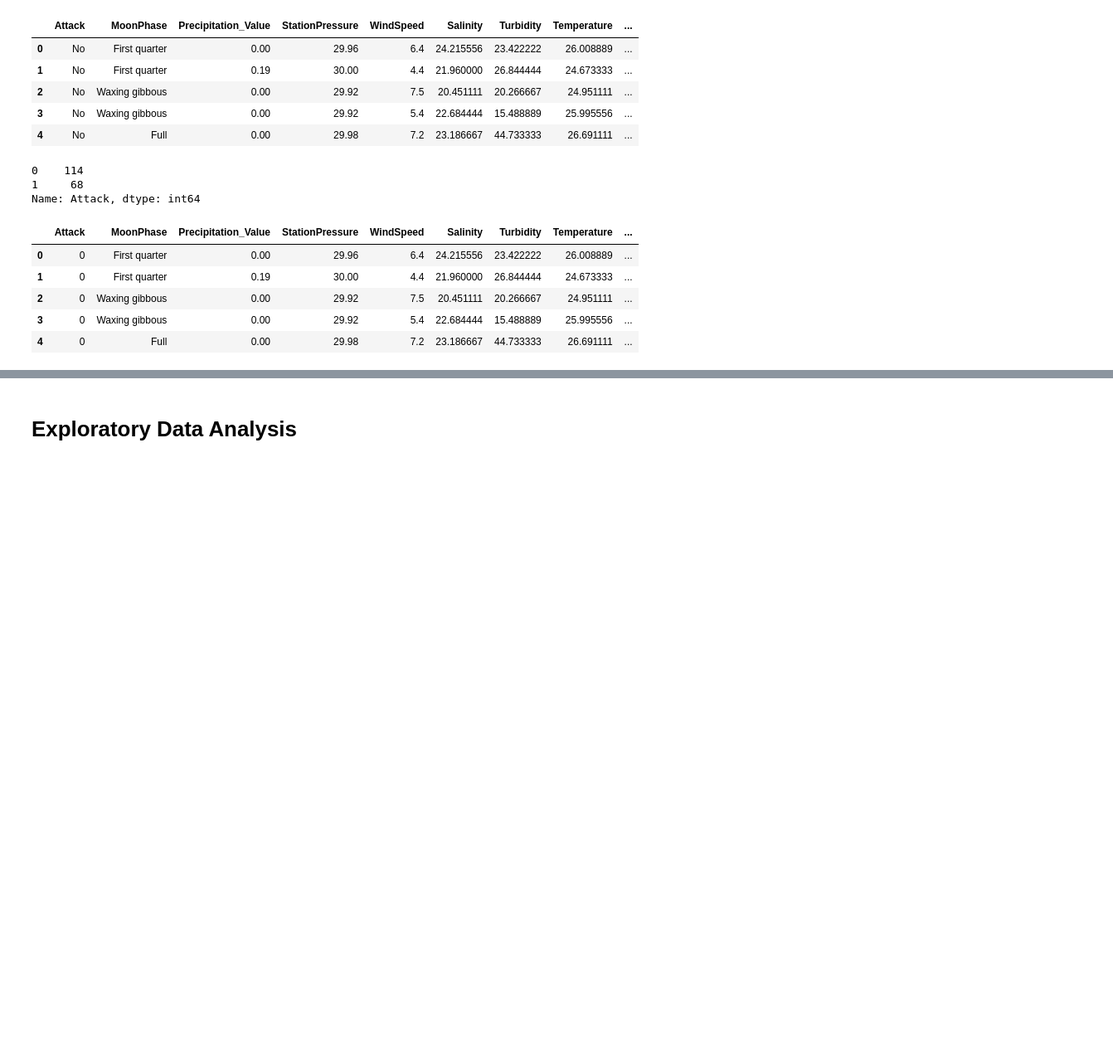
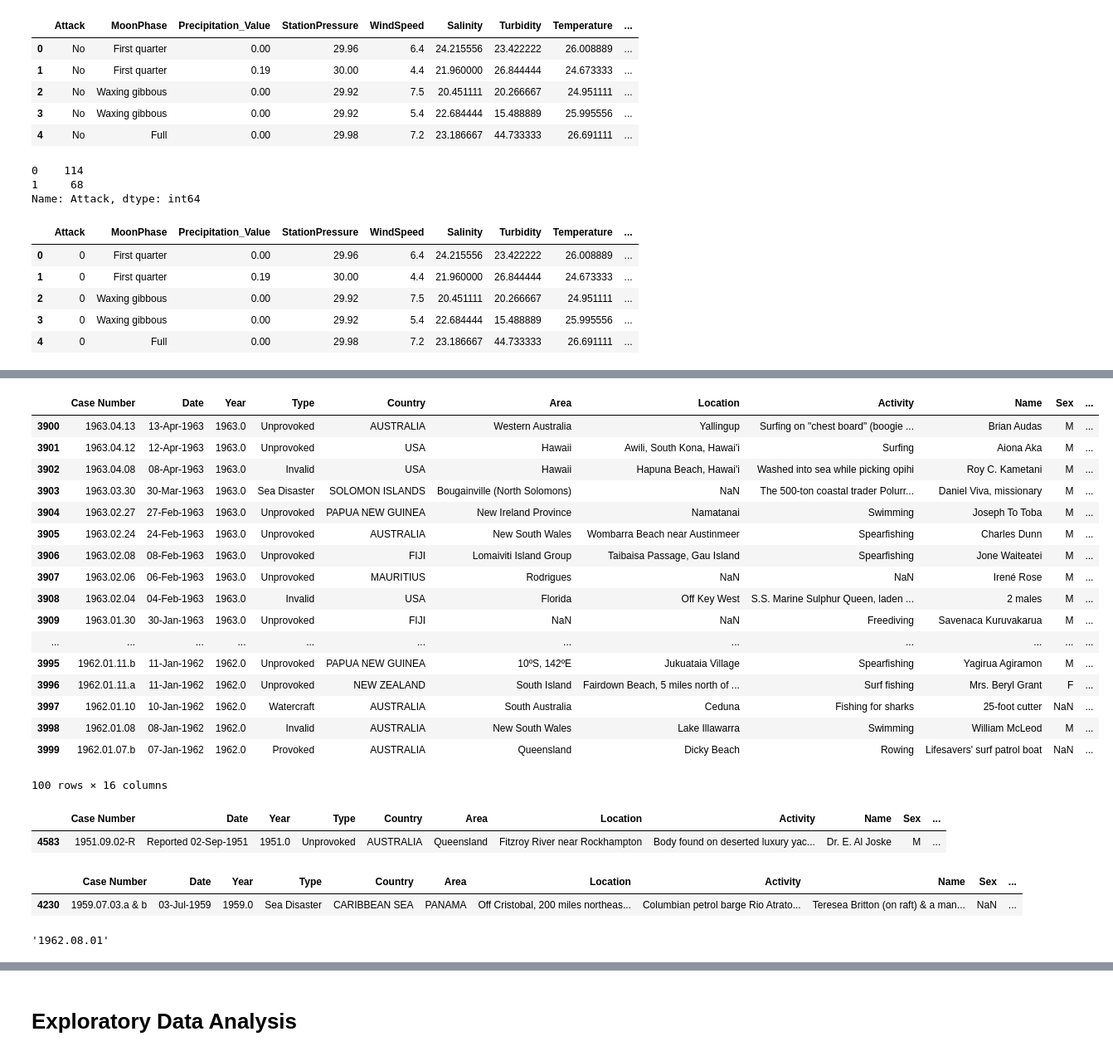
Before and after one commit to kpokrass/Shark_Attacks, a Jupyter notebook: shark_attacks.ipynb, the cells around one changed output, grey strips where cells are left out. Shown at 83% size. Saved outputs shown, nothing was run; the diff lists cells and outputs as text; code cells hidden in the pictures; blank space fills up the shorter version.

Commit message:
preliminary GSAF cleaning

```diff
--- a/shark_attacks.ipynb
+++ b/shark_attacks.ipynb
@@ -224,0 +242,6 @@ Name: Attack, dtype: int64
+# %%
+gsaf = pd.read_excel("GSAF5.xls", nrows=6451)
+gsaf = gsaf.drop(['Investigator or Source', 'pdf', 'href formula', 'href', 'original order', 'Case Number.1',
+                  'Case Number.2','Unnamed: 22', 'Unnamed: 23'], axis=1)
+#gsaf['Date'] = pd.to_datetime(gsaf['Date'])
+gsaf.head()
@@ -224,0 +255,2 @@ Name: Attack, dtype: int64
+# %%
+gsaf['Case Number'] = gsaf['Case Number'].astype('str')
@@ -224,0 +283,15 @@ Name: Attack, dtype: int64
+# %%
+gsaf.set_value(3940, 'Case Number', '1962.08.30')
+gsaf.set_value(6159, 'Case Number', '1853.04.29')
+gsaf.set_value(530, 'Case Number', '2015.07.10')
+gsaf.set_value(1021, 'Case Number', '2011.08.17')
+gsaf.set_value(1022, 'Case Number', '2011.08.17')
+gsaf.set_value(1486, 'Case Number', '2007.08.19')
+gsaf.set_value(2491, 'test', '1995.08.26')
+gsaf.set_value(2881, 'test', '1988.04.15')
+gsaf.set_value(3508, 'test', '1971.04.16')
+gsaf.set_value(4087, 'test', '1960.12.27')
+gsaf.set_value(4230, 'test', '1959.07.03')
+gsaf.set_value(4505, 'test', '1954.01.01')
+gsaf.set_value(4583, 'test', '1951.09.02')
+gsaf.iloc[4583]
@@ -224,0 +457,22 @@ Name: Attack, dtype: int64
+# %%
+gsaf['test'] = gsaf['Case Number'].apply(clean_case_number)
+gsaf.iloc[3900:4000]
+# %% [output]
+|  | Case Number | Date | Year | Type | Country | Area | Location | Activity | Name | Sex | ... |
+| 3900 | 1963.04.13 | 13-Apr-1963 | 1963.0 | Unprovoked | AUSTRALIA | Western Australia | Yallingup | Surfing on "chest board" (boogie ... | Brian Audas | M | ... |
+| 3901 | 1963.04.12 | 12-Apr-1963 | 1963.0 | Unprovoked | USA | Hawaii | Awili, South Kona, Hawai'i | Surfing | Aiona Aka | M | ... |
+| 3902 | 1963.04.08 | 08-Apr-1963 | 1963.0 | Invalid | USA | Hawaii | Hapuna Beach, Hawai'i | Washed into sea while picking opihi | Roy C. Kametani | M | ... |
+| 3903 | 1963.03.30 | 30-Mar-1963 | 1963.0 | Sea Disaster | SOLOMON ISLANDS | Bougainville (North Solomons) | NaN | The 500-ton coastal trader Polurr... | Daniel Viva, missionary | M | ... |
+| 3904 | 1963.02.27 | 27-Feb-1963 | 1963.0 | Unprovoked | PAPUA NEW GUINEA | New Ireland Province | Namatanai | Swimming | Joseph To Toba | M | ... |
+| 3905 | 1963.02.24 | 24-Feb-1963 | 1963.0 | Unprovoked | AUSTRALIA | New South Wales | Wombarra Beach near Austinmeer | Spearfishing | Charles Dunn | M | ... |
+| 3906 | 1963.02.08 | 08-Feb-1963 | 1963.0 | Unprovoked | FIJI | Lomaiviti Island Group | Taibaisa Passage, Gau Island | Spearfishing | Jone Waiteatei | M | ... |
+| 3907 | 1963.02.06 | 06-Feb-1963 | 1963.0 | Unprovoked | MAURITIUS | Rodrigues | NaN | NaN | Irené Rose | M | ... |
+| 3908 | 1963.02.04 | 04-Feb-1963 | 1963.0 | Invalid | USA | Florida | Off Key West | S.S. Marine Sulphur Queen, laden ... | 2 males | M | ... |
+| 3909 | 1963.01.30 | 30-Jan-1963 | 1963.0 | Unprovoked | FIJI | NaN | NaN | Freediving | Savenaca Kuruvakarua | M | ... |
+| ... | ... | ... | ... | ... | ... | ... | ... | ... | ... | ... | ... |
+| 3995 | 1962.01.11.b | 11-Jan-1962 | 1962.0 | Unprovoked | PAPUA NEW GUINEA | 10ºS, 142ºE | Jukuataia Village | Spearfishing | Yagirua Agiramon | M | ... |
+| 3996 | 1962.01.11.a | 11-Jan-1962 | 1962.0 | Unprovoked | NEW ZEALAND | South Island | Fairdown Beach, 5 miles north of ... | Surf fishing | Mrs. Beryl Grant | F | ... |
+| 3997 | 1962.01.10 | 10-Jan-1962 | 1962.0 | Watercraft | AUSTRALIA | South Australia | Ceduna | Fishing for sharks | 25-foot cutter | NaN | ... |
+| 3998 | 1962.01.08 | 08-Jan-1962 | 1962.0 | Invalid | AUSTRALIA | New South Wales | Lake Illawarra | Swimming | William McLeod | M | ... |
+| 3999 | 1962.01.07.b | 07-Jan-1962 | 1962.0 | Provoked | AUSTRALIA | Queensland | Dicky Beach | Rowing | Lifesavers' surf patrol boat | NaN | ... |
+100 rows × 16 columns
@@ -224,0 +482,10 @@ Name: Attack, dtype: int64
+# %%
+gsaf[gsaf['Case Number'].str.contains('-R')]
+# %% [output]
+|  | Case Number | Date | Year | Type | Country | Area | Location | Activity | Name | Sex | ... |
+| 4583 | 1951.09.02-R | Reported 02-Sep-1951 | 1951.0 | Unprovoked | AUSTRALIA | Queensland | Fitzroy River near Rockhampton | Body found on deserted luxury yac... | Dr. E. Al Joske | M | ... |
+# %%
+gsaf[gsaf['Case Number'] == '1959.07.03.a & b']
+# %% [output]
+|  | Case Number | Date | Year | Type | Country | Area | Location | Activity | Name | Sex | ... |
+| 4230 | 1959.07.03.a & b | 03-Jul-1959 | 1959.0 | Sea Disaster | CARIBBEAN SEA | PANAMA | Off Cristobal, 200 miles northeas... | Columbian petrol barge Rio Atrato... | Teresea Britton (on raft) & a man... | NaN | ... |
@@ -224,0 +494,4 @@ Name: Attack, dtype: int64
+# %%
+gsaf.iloc[3940]['test']
+# %% [output]
+'1962.08.01'
```
Also changed, not shown: parts of 12 cells of this notebook.
